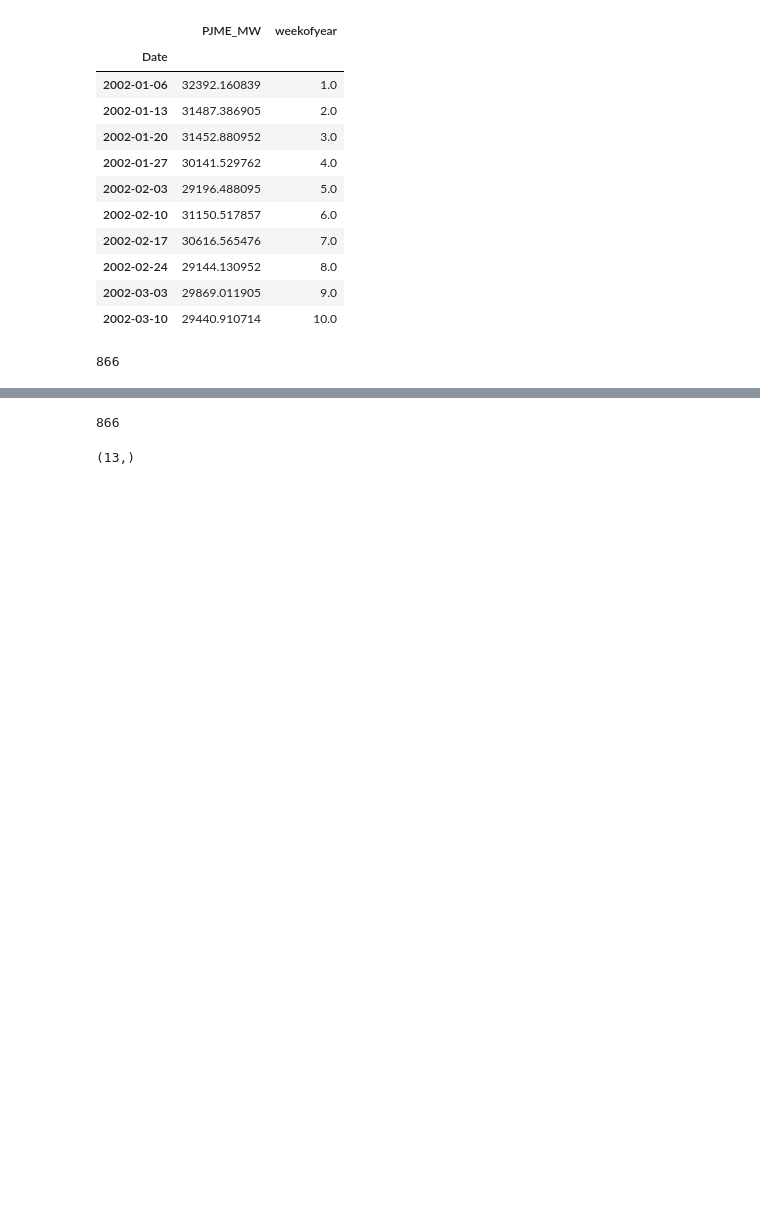
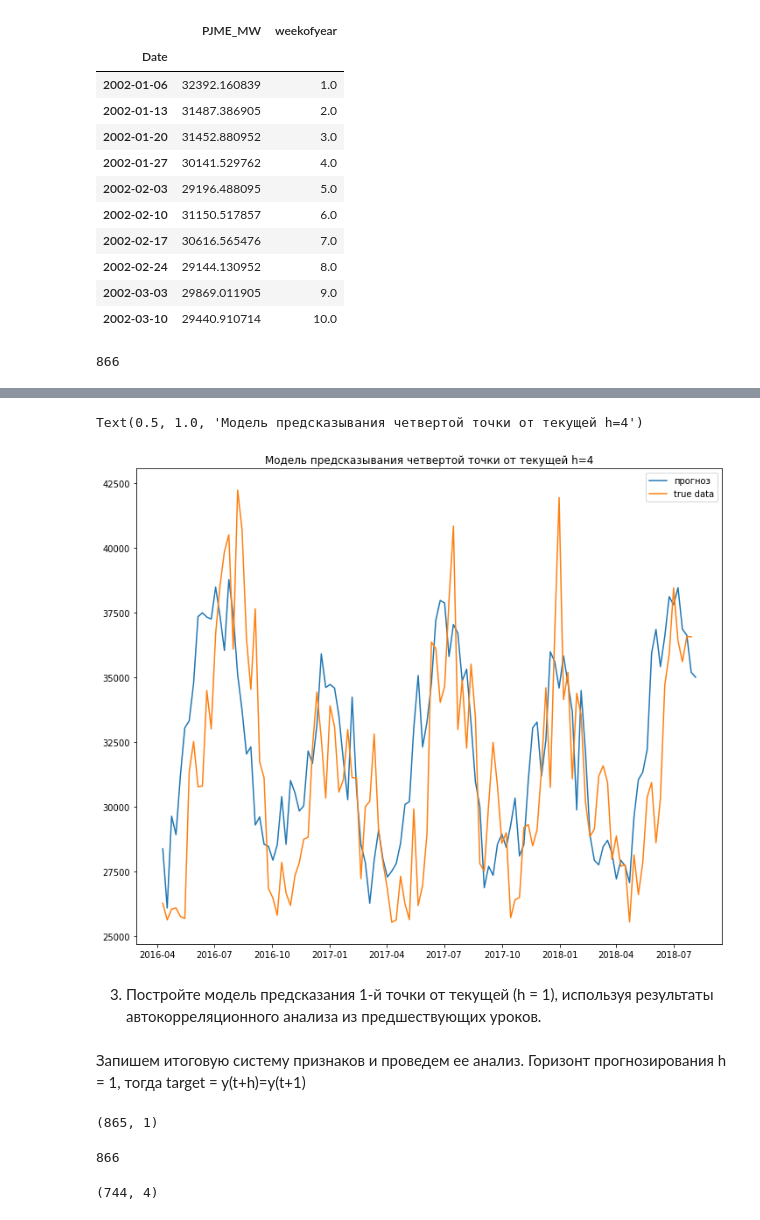
Before and after one commit to gulchitai/machine_learning, a Jupyter notebook: Lesson4/Lesson4.ipynb, the cells around one changed output, grey strips where cells are left out. Saved outputs shown, nothing was run; the diff lists cells and outputs as text; code cells hidden in the pictures; blank space fills up the shorter version.

```diff
--- a/Lesson4/Lesson4.ipynb
+++ b/Lesson4/Lesson4.ipynb
@@ -185,0 +181,5 @@ AIC:{} 12733.727103621888
+# %%
+X_train = X[:train.shape[0],:]
+y_train =y[:train.shape[0],0]
+X_test =X[train.shape[0]:,:]
+y_test =y[train.shape[0]:,0]
@@ -185,0 +192,4 @@ AIC:{} 12733.727103621888
+# %%
+model_g_h4 = GradientBoostingRegressor(max_depth=5, random_state=0, n_estimators=100)
+# %%
+model_g_h4.fit(X_train, y_train)
@@ -186,8 +206,33 @@ AIC:{} 12733.727103621888
+# %%
+y_test_pred_g_h4 = model_g_h4.predict(X_test)
+# %%
+plt.figure(figsize=(12, 10))
+plt.plot(test.index, y_test_pred_g_h4, label='прогноз')
+plt.plot(test.index[:-1], y_test, label='true data')
+plt.legend()
+plt.title('Модель предсказывания четвертой точки от текущей h=4')
+# %% [output]
+Text(0.5, 1.0, 'Модель предсказывания четвертой точки от текущей h=4')
+[figure, added]
+# %% [markdown]
+3. Постройте модель предсказания 1-й точки от текущей (h = 1), используя результаты автокорреляционного анализа из предшествующих уроков.
+# %% [markdown]
+Запишем итоговую систему признаков и проведем ее анализ. Горизонт прогнозирования h = 1, тогда target = y(t+h)=y(t+1)
+# %%
+# p = 7
+h=1
+target = data_w['PJME_MW'].values[h:].reshape((data_w.shape[0]-h,1))
+#y = scl_target.fit_transform(target)
+y = target
+X = data_w.values
+y.shape
+# %% [output]
+(865, 1)
 # %%
 len(data_w)
 # %% [output]
 866
 # %%
-preds.shape
+train.shape
 # %% [output]
-(13,)
+(744, 4)
```
Also changed, not shown: parts of 41 cells of this notebook.
